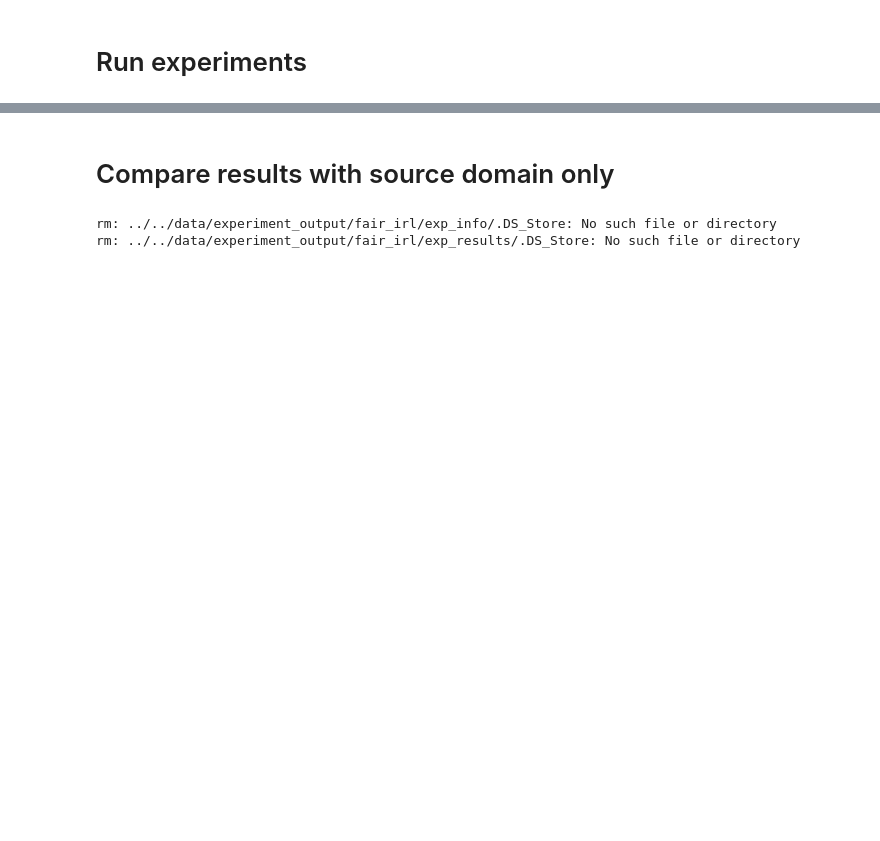
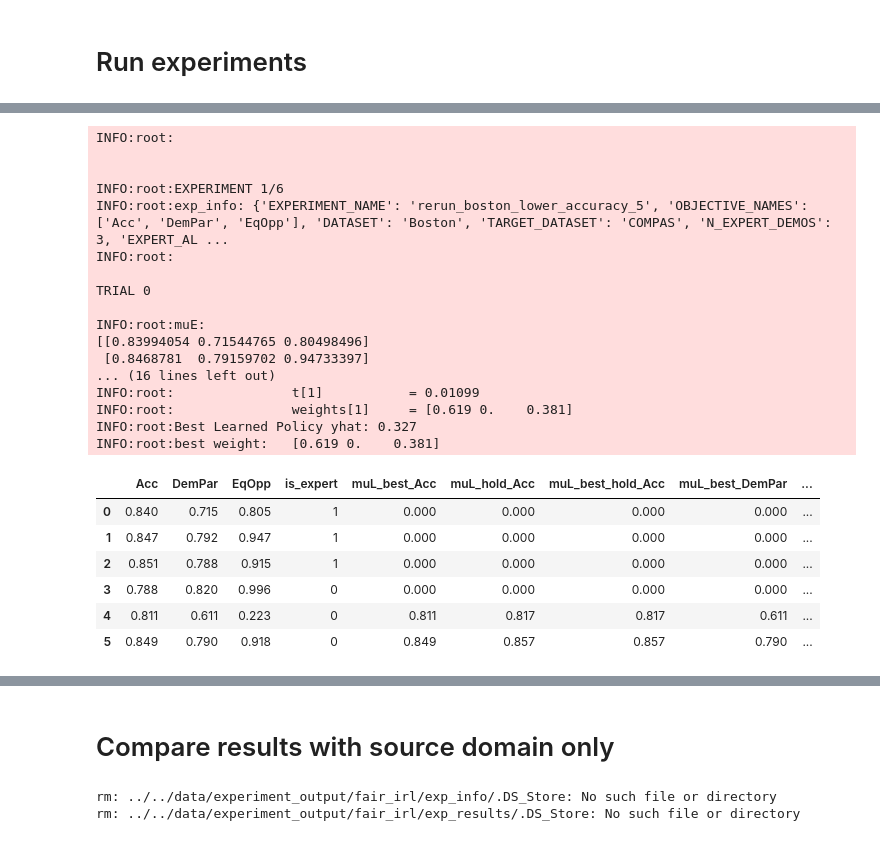
Before and after one commit to jackblandin/research, a Jupyter notebook: experiments/irl/Fair IRL Experiments.ipynb, the cells around one changed output, grey strips where cells are left out. Drawn from its saved outputs; the diff is of its cells as text; code cells hidden in the pictures; blank space fills up the shorter version.

```diff
--- a/experiments/irl/Fair IRL Experiments.ipynb
+++ b/experiments/irl/Fair IRL Experiments.ipynb
@@ -96,13 +110,13 @@ experiments = [
     },
 ]
 # %%
-for exp_i, experiment in enumerate(experiments):
-    logging.info('\n\n')
-    logging.info(f"EXPERIMENT {exp_i+1}/{len(experiments)}")
+# for exp_i, experiment in enumerate(experiments):
+#     logging.info('\n\n')
+#     logging.info(f"EXPERIMENT {exp_i+1}/{len(experiments)}")
 
-    exp_info = dict(base_exp_info)
+#     exp_info = dict(base_exp_info)
 
-    for k in experiment:
-        exp_info[k] = experiment[k]
+#     for k in experiment:
+#         exp_info[k] = experiment[k]
 
-    run_experiment(exp_info)
+#     run_experiment(exp_info)
@@ -146,0 +123,62 @@ KeyboardInterrupt:
+# %%
+exp_info = dict(base_exp_info)
+
+source_X, source_y, source_feature_types = generate_dataset(
+    exp_info['DATASET'],
+    n_samples=exp_info['N_DATASET_SAMPLES'],
+)
+
+target_X, target_y, target_feature_types = generate_dataset(
+    exp_info['TARGET_DATASET'],
+    n_samples=exp_info['N_DATASET_SAMPLES'],
+)
+
+for f in source_feature_types['categoric']:
+    source_X[f] = source_X[f].astype(str)
+
+for f in target_feature_types['categoric']:
+    target_X[f] = target_X[f].astype(str)
+
+for exp_i, experiment in enumerate(experiments):
+    logging.info('\n\n')
+    logging.info(f"EXPERIMENT {exp_i+1}/{len(experiments)}")
+
+    exp_info = dict(base_exp_info)
+
+    for k in experiment:
+        exp_info[k] = experiment[k]
+
+    run_experiment(
+        exp_info,
+        source_X=source_X,
+        source_y=source_y,
+        source_feature_types=source_feature_types,
+        target_X=target_X,
+        target_y=target_y,
+        target_feature_types=target_feature_types,
+    )
+# %% [output]
+INFO:root:
+
+
+INFO:root:EXPERIMENT 1/6
+INFO:root:exp_info: {'EXPERIMENT_NAME': 'rerun_boston_lower_accuracy_5', 'OBJECTIVE_NAMES': ['Acc', 'DemPar', 'EqOpp'], 'DATASET': 'Boston', 'TARGET_DATASET': 'COMPAS', 'N_EXPERT_DEMOS': 3, 'EXPERT_AL ...
+INFO:root:
+
+TRIAL 0
+
+INFO:root:muE:
+[[0.83994054 0.71544765 0.80498496]
+ [0.8468781  0.79159702 0.94733397]
+... (16 lines left out)
+INFO:root:               t[1]           = 0.01099
+INFO:root:               weights[1]     = [0.619 0.    0.381]
+INFO:root:Best Learned Policy yhat: 0.327
+INFO:root:best weight:   [0.619 0.    0.381]
+|  | Acc | DemPar | EqOpp | is_expert | muL_best_Acc | muL_hold_Acc | muL_best_hold_Acc | muL_best_DemPar | ... |
+| 0 | 0.840 | 0.715 | 0.805 | 1 | 0.000 | 0.000 | 0.000 | 0.000 | ... |
+| 1 | 0.847 | 0.792 | 0.947 | 1 | 0.000 | 0.000 | 0.000 | 0.000 | ... |
+| 2 | 0.851 | 0.788 | 0.915 | 1 | 0.000 | 0.000 | 0.000 | 0.000 | ... |
+| 3 | 0.788 | 0.820 | 0.996 | 0 | 0.000 | 0.000 | 0.000 | 0.000 | ... |
+| 4 | 0.811 | 0.611 | 0.223 | 0 | 0.811 | 0.817 | 0.817 | 0.611 | ... |
+| 5 | 0.849 | 0.790 | 0.918 | 0 | 0.849 | 0.857 | 0.857 | 0.790 | ... |
```
Also changed, not shown: parts of 13 cells of this notebook, 6 other files.
